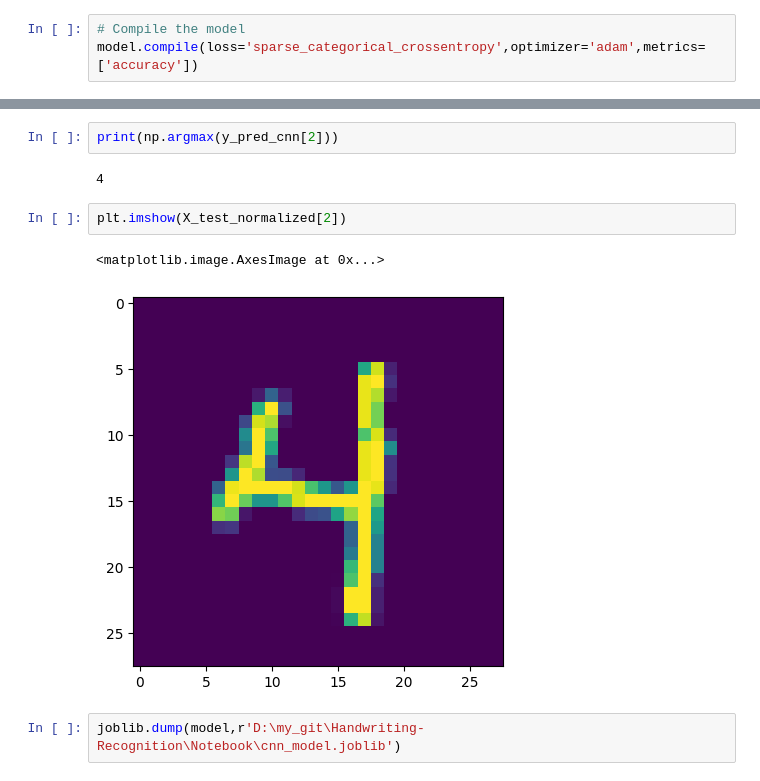
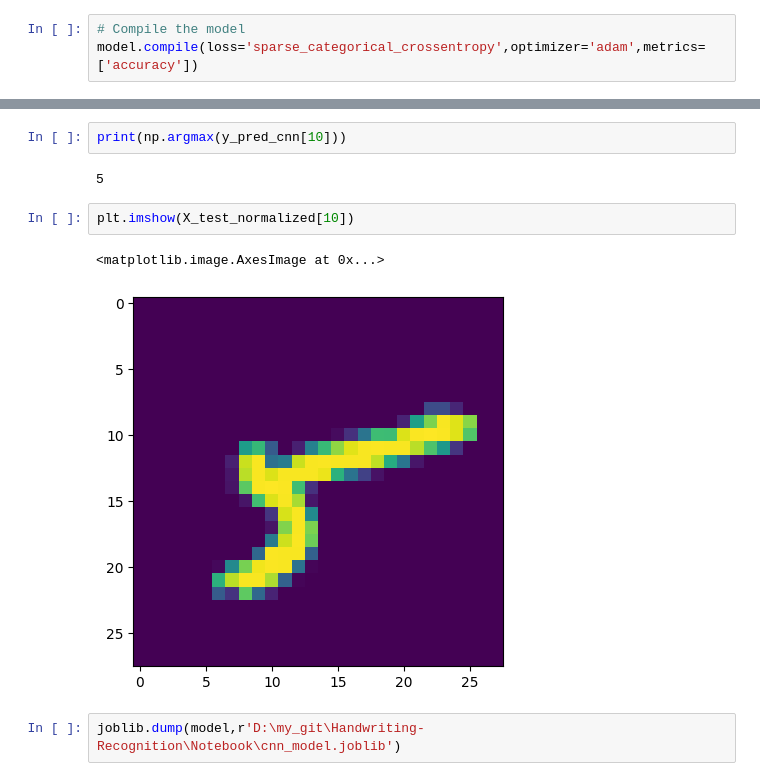
Before and after one commit to Seetharamanrs/Handwriting-Recognition, a Jupyter notebook: Notebook/Notebook.ipynb, the cells around one changed output, grey strips where cells are left out. Saved outputs shown, nothing was run; the diff lists cells and outputs as text.

```diff
--- a/Notebook/Notebook.ipynb
+++ b/Notebook/Notebook.ipynb
@@ -226,12 +232,12 @@ y_pred_cnn=model.predict(X_test_normalized)
 # %%
-print(np.argmax(y_pred_cnn[2]))
+print(np.argmax(y_pred_cnn[10]))
 # %% [output]
-4
+5
 # %%
-plt.imshow(X_test_normalized[2])
+plt.imshow(X_test_normalized[10])
 # %% [output]
 <matplotlib.image.AxesImage at 0x...>
-[figure, old version]
+[figure, new version]
 # %%
 joblib.dump(model,r'D:\my_git\Handwriting-Recognition\Notebook\cnn_model.joblib')
 # %% [output]
```
Also changed, not shown: parts of 13 cells of this notebook.
